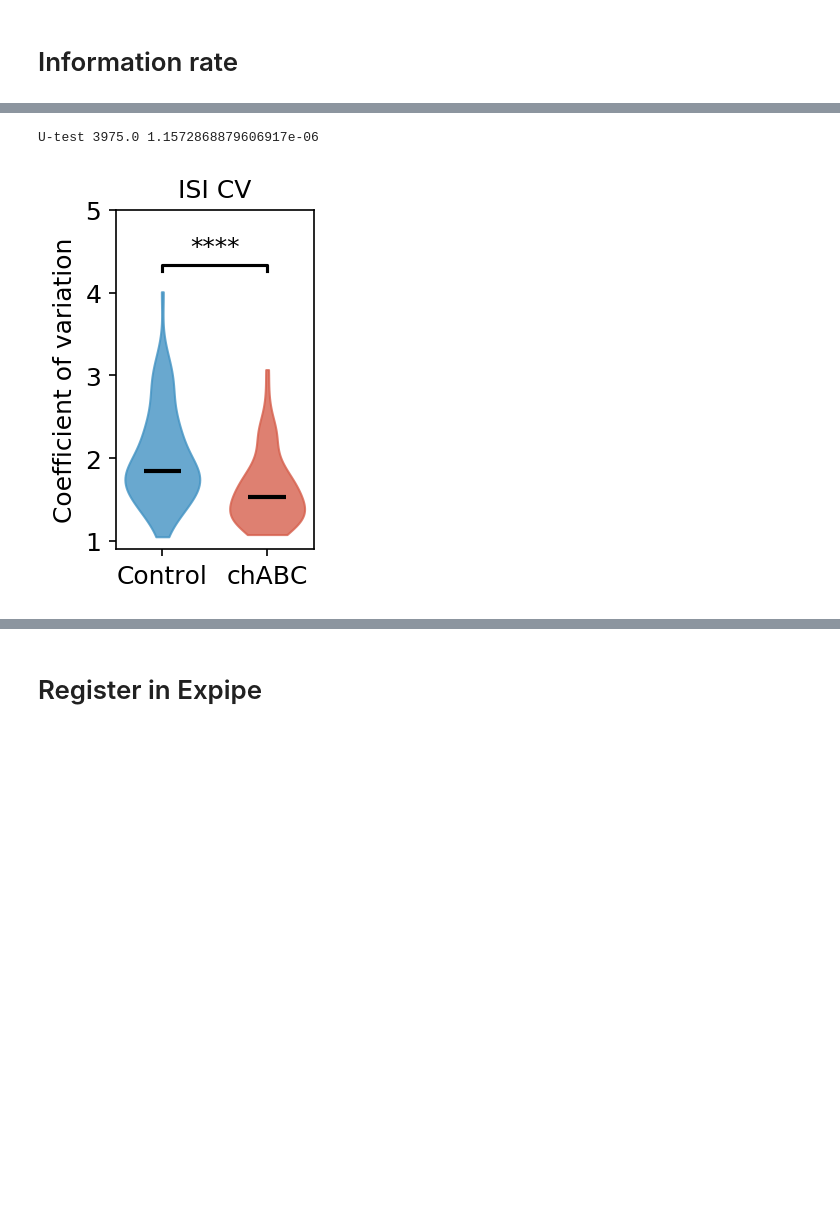
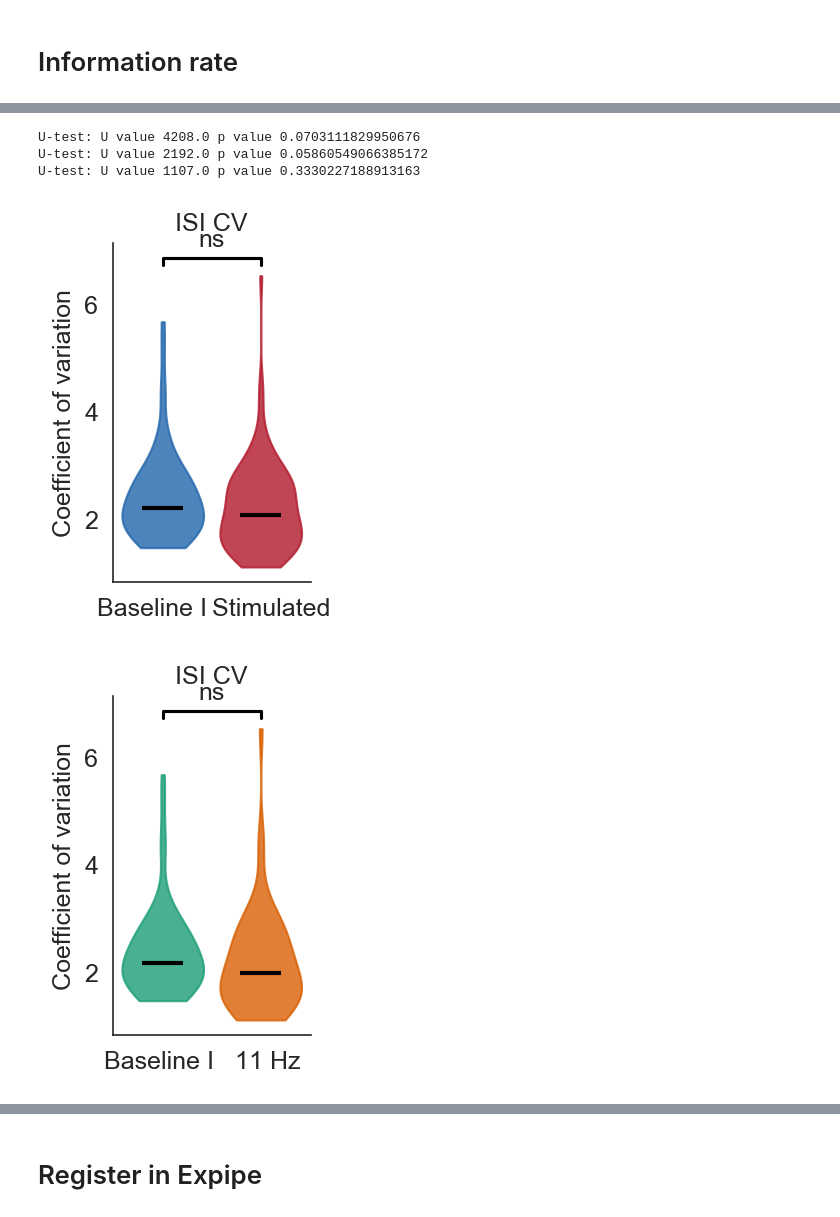
Before and after one commit to CINPLA/septum-mec, a Jupyter notebook: notebooks/20_comparisons_gridcells.ipynb, the cells around one changed output, grey strips where cells are left out. Drawn from its saved outputs; the diff is of its cells as text; code cells hidden in the pictures; blank space fills up the shorter version.

```diff
--- a/notebooks/20_comparisons_gridcells.ipynb
+++ b/notebooks/20_comparisons_gridcells.ipynb
@@ -54,0 +89,2 @@ statistics.head()
+# %%
+data['unit_day'] = data.apply(lambda x: str(x.unit_idnum) + '_' + x.action.split('-')[1], axis=1)
@@ -54,0 +106,2 @@ statistics.head()
+# %%
+gridcell_sessions = data[data.unit_day.isin(sessions_above_threshold.unit_day.values)]
@@ -346,14 +548,13 @@ U-test 2695.0 0.9586281849215867
 # %%
-control = familiar.query('not chabc and average_rate < 10')['max_rate'].to_numpy()
-chabc = familiar.query('chabc and average_rate < 10')['max_rate'].to_numpy()
+for key, dd in stuff.items():
+    baseline = dd['base']['max_rate'].to_numpy()
+    stimulated = dd['stim']['max_rate'].to_numpy()
+    plt.figure()
+    violinplot(baseline, stimulated, xticks=label[key], colors=colors[key])
+    plt.title("Max rate")
+    plt.ylabel("spikes/s")
+    # plt.ylim(-0.2, 45)
 
-plt.figure(figsize=(1.7, 3))
-violinplot(control, chabc)
-plt.title("Max rate")
-plt.ylabel("spikes/s")
-plt.ylim(-0.2, 45)
-plt.rcParams.update({'font.size': 12})
-
-plt.savefig(output_path / "figures" / "max_rate.svg", bbox_inches="tight")
-plt.savefig(output_path / "figures" / "max_rate.png", dpi=600, bbox_inches="tight")
+    plt.savefig(output_path / "figures" / f"max_rate{key}.svg", bbox_inches="tight")
+    plt.savefig(output_path / "figures" / f"max_rate{key}.png", dpi=600, bbox_inches="tight")
 # %% [output]
@@ -362,16 +567,19 @@ U-test 3385.0 0.009440444055083515
 # %%
-control = familiar.query('not chabc and interspike_interval_cv < 5')['interspike_interval_cv'].to_numpy()
-chabc = familiar.query('chabc and interspike_interval_cv < 5')['interspike_interval_cv'].to_numpy()
 
-plt.figure(figsize=(1.7, 3))
-violinplot(control, chabc)
-plt.title("ISI CV")
-plt.ylabel("Coefficient of variation")
-plt.ylim(0.9, 5)
-plt.rcParams.update({'font.size': 12})
+for key, dd in stuff.items():
+    baseline = dd['base']['interspike_interval_cv'].to_numpy()
+    stimulated = dd['stim']['interspike_interval_cv'].to_numpy()
+    plt.figure()
+    violinplot(baseline, stimulated, xticks=label[key], colors=colors[key])
+    plt.title("ISI CV")
+    plt.ylabel("Coefficient of variation")
+    # plt.ylim(0.9, 5)
 
-plt.savefig(output_path / "figures" / "isi_cv.svg", bbox_inches="tight")
-plt.savefig(output_path / "figures" / "isi_cv.png", dpi=600, bbox_inches="tight")
+    plt.savefig(output_path / "figures" / f"isi_cv{key}.svg", bbox_inches="tight")
+    plt.savefig(output_path / "figures" / f"isi_cv{key}.png", dpi=600, bbox_inches="tight")
 # %% [output]
-U-test 3975.0 1.1572868879606917e-06
+U-test: U value 4208.0 p value 0.0703111829950676
+U-test: U value 2192.0 p value 0.05860549066385172
+U-test: U value 1107.0 p value 0.3330227188913163
-[figure, old version]
+[figure, new version]
+[figure, added]
```
Also changed, not shown: parts of 59 cells of this notebook, 24 other files.
